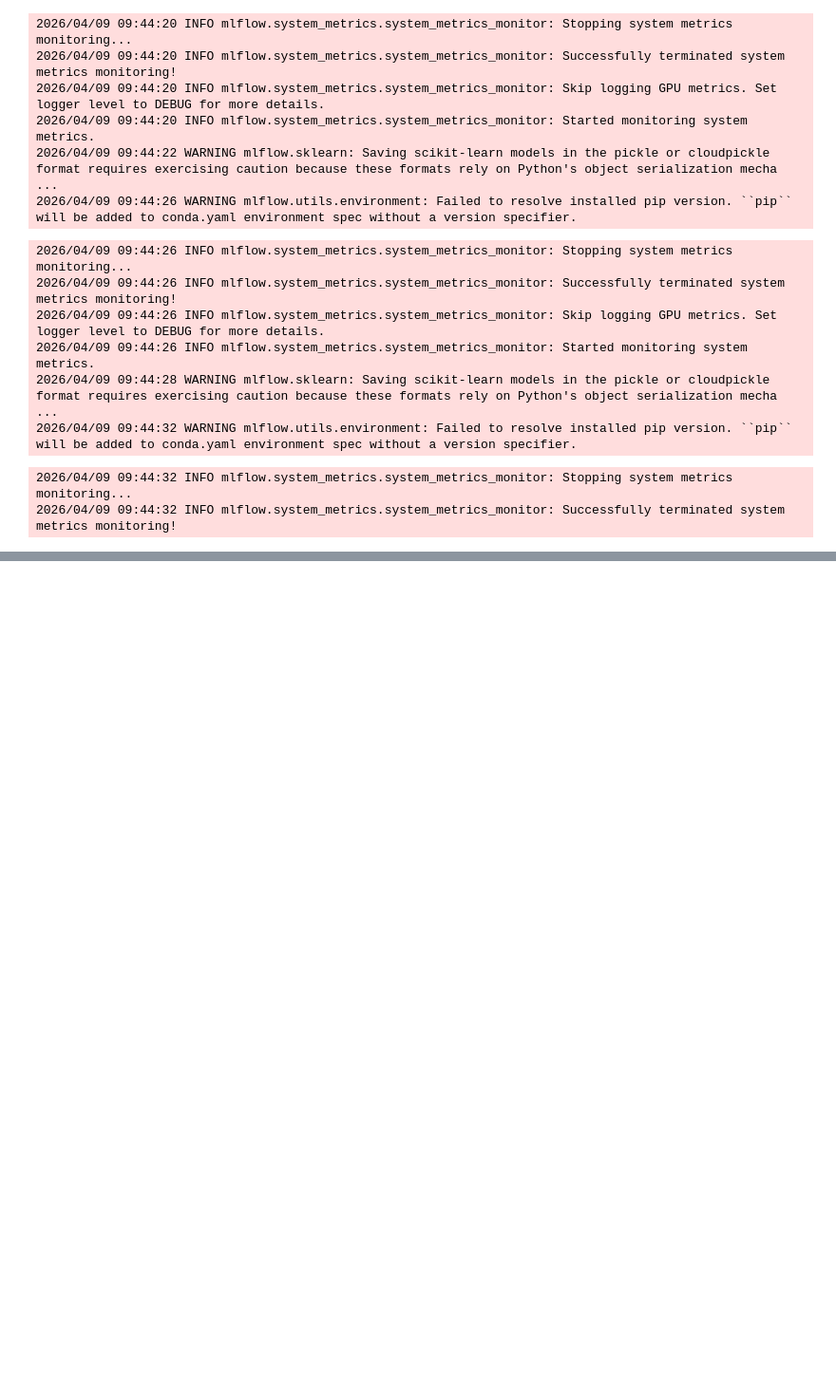
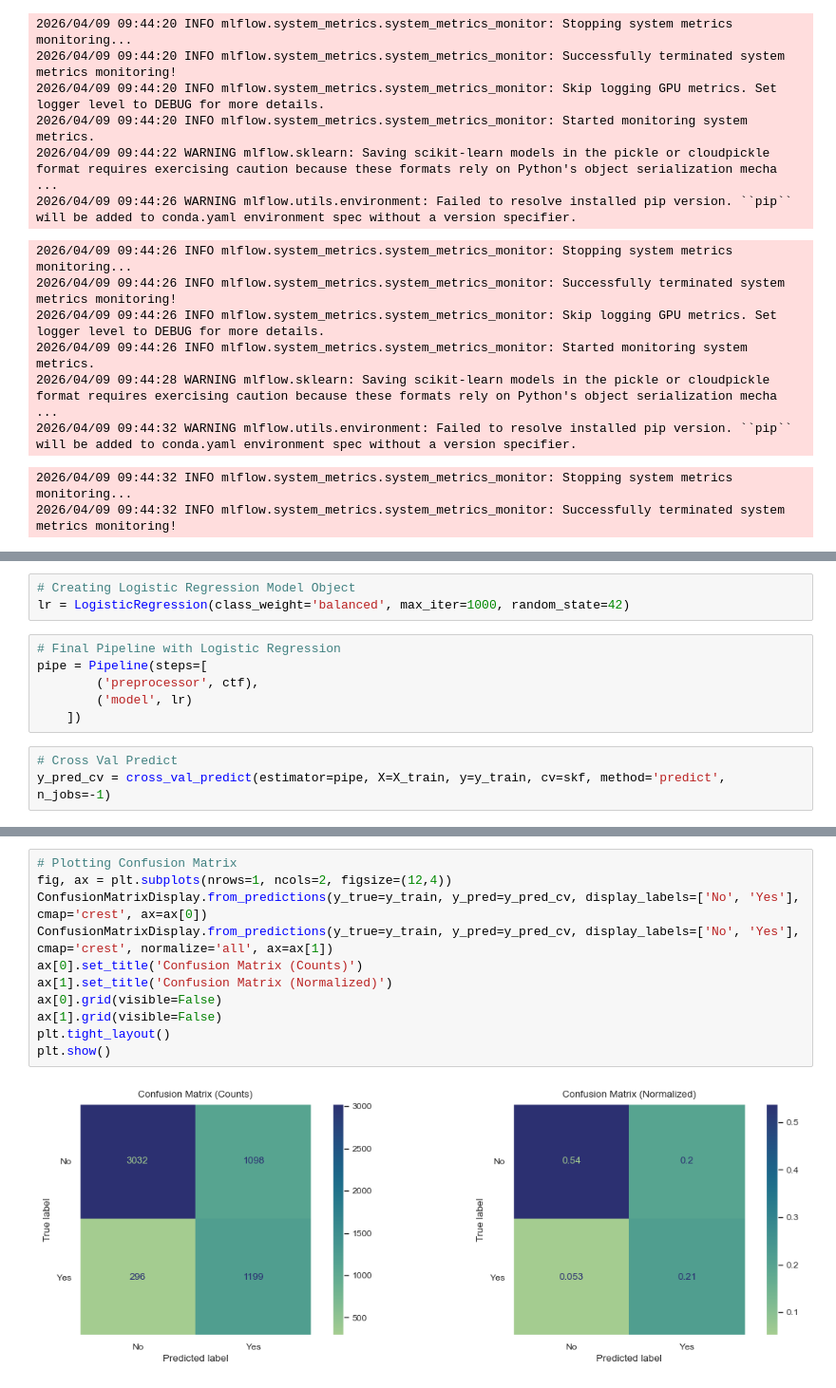
Before and after one commit to themrityunjaypathak/ChurnLabs, a Jupyter notebook: notebooks/02_model.ipynb, the cells around one changed output, grey strips where cells are left out. Shown at 95% size. Cells and saved outputs as stored; diff of their text form; blank space fills up the shorter version.

Commit message:
feat: evaluate logistic regression, generate classification report, and plot confusion matrix

```diff
--- a/notebooks/02_model.ipynb
+++ b/notebooks/02_model.ipynb
@@ -432,0 +435,12 @@ for name, model in models.items():
+# %%
+# Creating Logistic Regression Model Object
+lr = LogisticRegression(class_weight='balanced', max_iter=1000, random_state=42)
+# %%
+# Final Pipeline with Logistic Regression
+pipe = Pipeline(steps=[
+        ('preprocessor', ctf),
+        ('model', lr)
+    ])
+# %%
+# Cross Val Predict
+y_pred_cv = cross_val_predict(estimator=pipe, X=X_train, y=y_train, cv=skf, method='predict', n_jobs=-1)
@@ -432,0 +459,13 @@ for name, model in models.items():
+# %%
+# Plotting Confusion Matrix
+fig, ax = plt.subplots(nrows=1, ncols=2, figsize=(12,4))
+ConfusionMatrixDisplay.from_predictions(y_true=y_train, y_pred=y_pred_cv, display_labels=['No', 'Yes'], cmap='crest', ax=ax[0])
+ConfusionMatrixDisplay.from_predictions(y_true=y_train, y_pred=y_pred_cv, display_labels=['No', 'Yes'], cmap='crest', normalize='all', ax=ax[1])
+ax[0].set_title('Confusion Matrix (Counts)')
+ax[1].set_title('Confusion Matrix (Normalized)')
+ax[0].grid(visible=False)
+ax[1].grid(visible=False)
+plt.tight_layout()
+plt.show()
+# %% [output]
+[figure, added]
```
Also changed, not shown: parts of 2 cells of this notebook.
